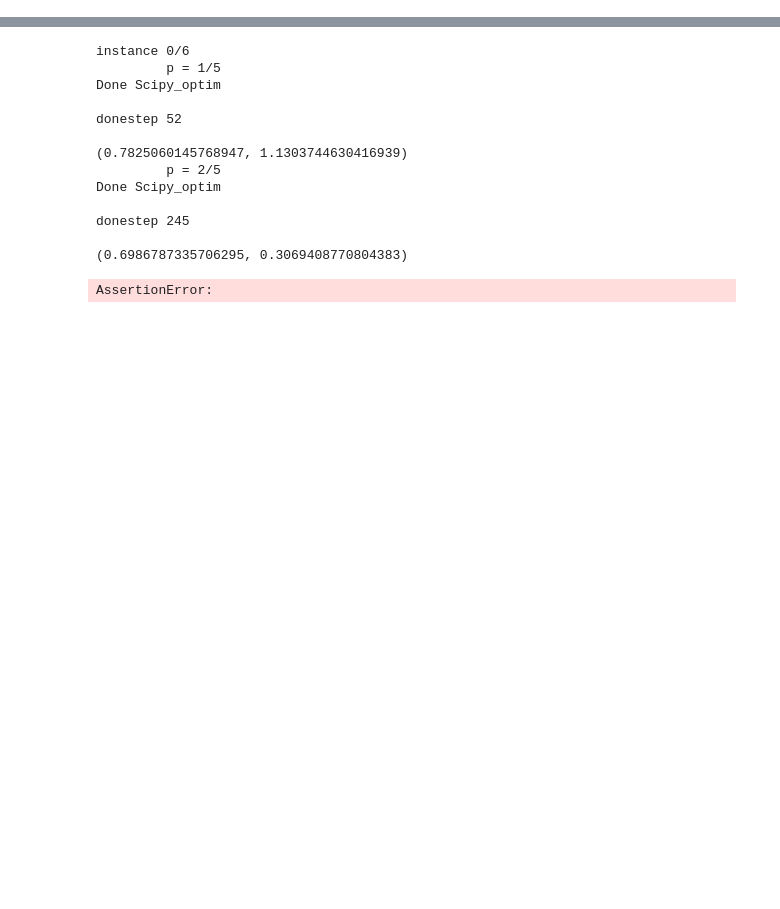
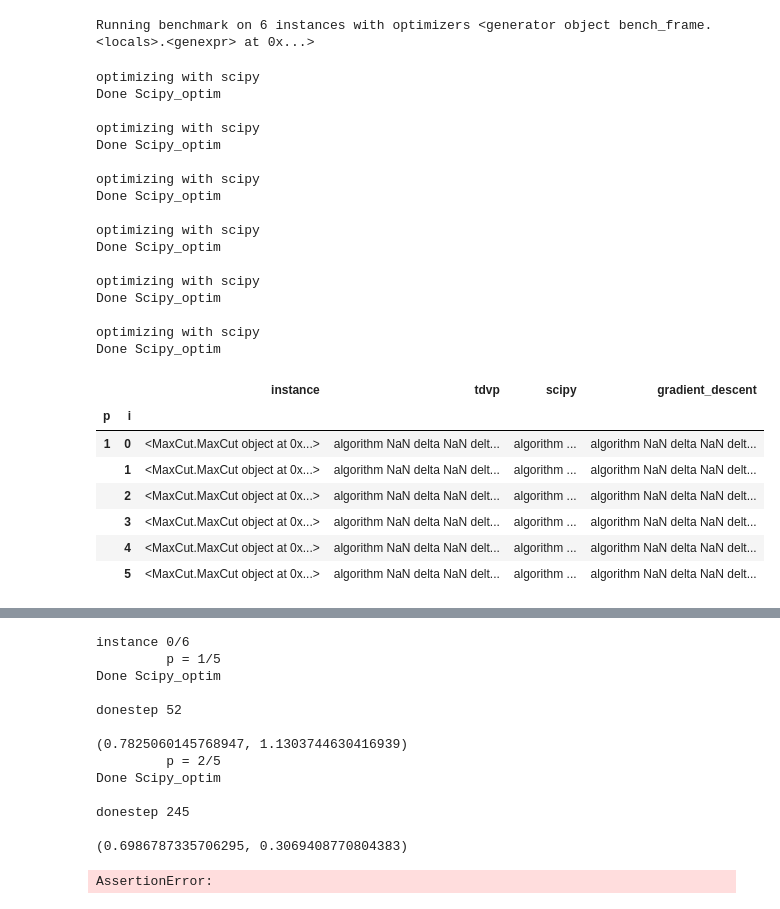
Before and after one commit to LeonhardRichter/TDVP_and_QAOA, a Jupyter notebook: benchmarks.ipynb, the cells around one changed output, grey strips where cells are left out. Saved outputs shown, nothing was run; the diff lists cells and outputs as text; code cells hidden in the pictures; blank space fills up the shorter version.

```diff
--- a/benchmarks.ipynb
+++ b/benchmarks.ipynb
@@ -30,0 +398,29 @@ import pandas as pd
+# %%
+bench_frame(df.xs(1,level="p",drop_level=False), optimizers={'tdvp':False, 'scipy':True, 'gradient_descent':False}, tollarance=1e-1, path="./results/n4_p1.p")
+# %% [output]
+Running benchmark on 6 instances with optimizers <generator object bench_frame.<locals>.<genexpr> at 0x...>
+optimizing with scipy
+Done Scipy_optim
+
+optimizing with scipy
+Done Scipy_optim
+
+optimizing with scipy
+Done Scipy_optim
+
+optimizing with scipy
+Done Scipy_optim
+
+optimizing with scipy
+Done Scipy_optim
+
+optimizing with scipy
+Done Scipy_optim
+|  |  | instance | tdvp | scipy | gradient_descent |
+| p | i |  |  |  |  |
+| 1 | 0 | <MaxCut.MaxCut object at 0x...> | algorithm NaN delta NaN delt... | algorithm ... | algorithm NaN delta NaN delt... |
+|  | 1 | <MaxCut.MaxCut object at 0x...> | algorithm NaN delta NaN delt... | algorithm ... | algorithm NaN delta NaN delt... |
+|  | 2 | <MaxCut.MaxCut object at 0x...> | algorithm NaN delta NaN delt... | algorithm ... | algorithm NaN delta NaN delt... |
+|  | 3 | <MaxCut.MaxCut object at 0x...> | algorithm NaN delta NaN delt... | algorithm ... | algorithm NaN delta NaN delt... |
+|  | 4 | <MaxCut.MaxCut object at 0x...> | algorithm NaN delta NaN delt... | algorithm ... | algorithm NaN delta NaN delt... |
+|  | 5 | <MaxCut.MaxCut object at 0x...> | algorithm NaN delta NaN delt... | algorithm ... | algorithm NaN delta NaN delt... |
```
Also changed, not shown: parts of 15 cells of this notebook, 5 other files.
